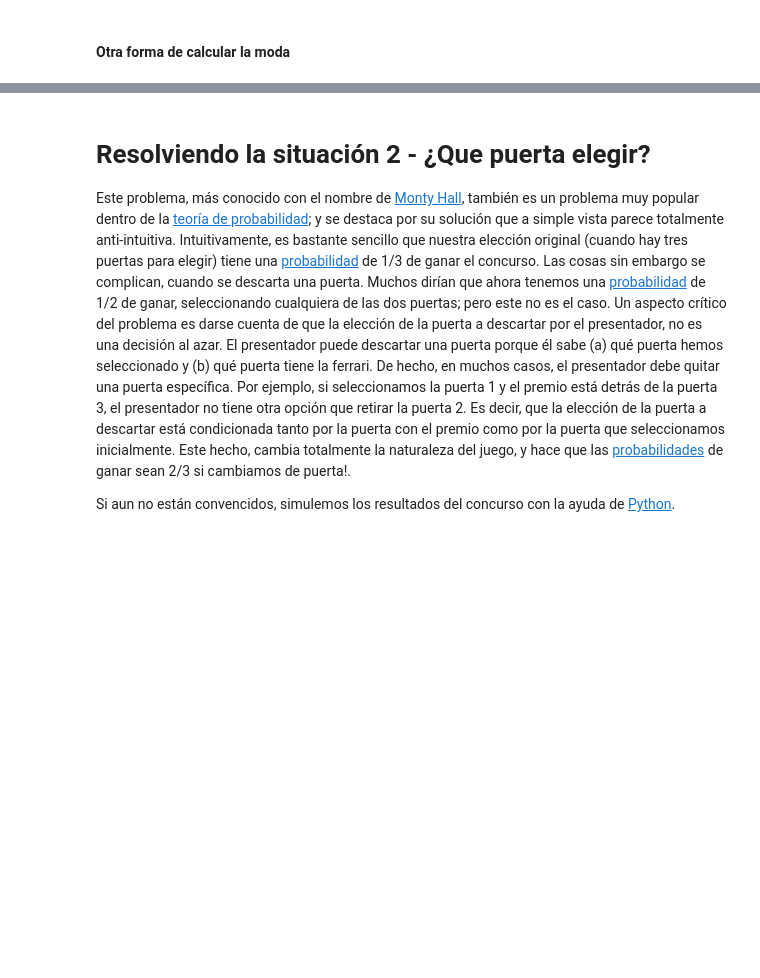
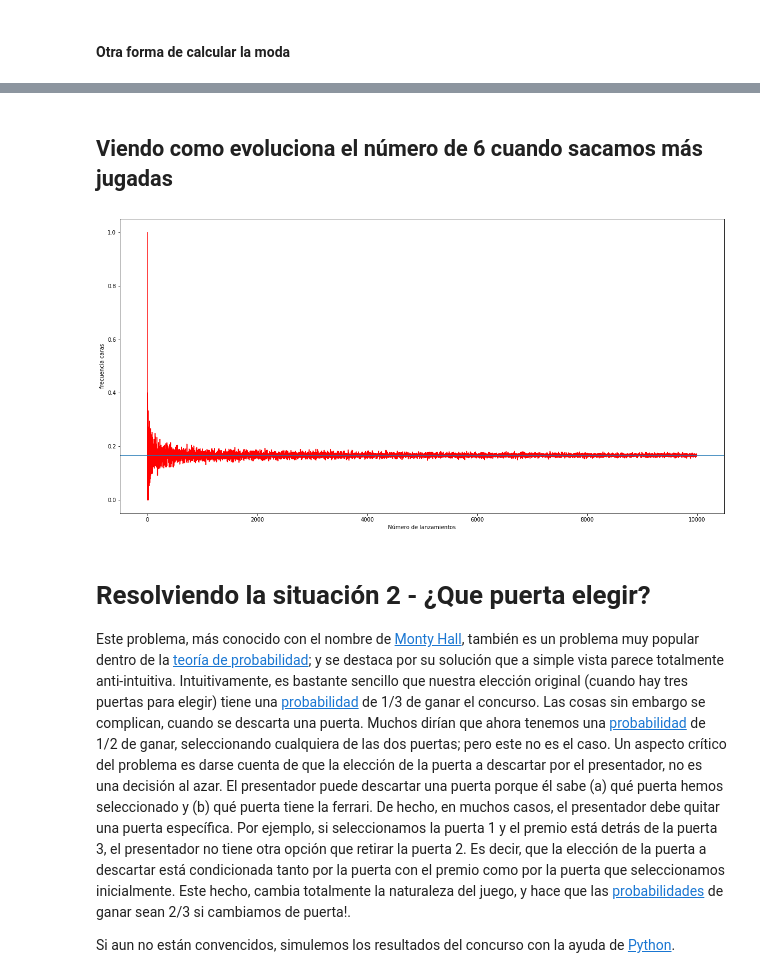
Before and after one commit to thebridge-tech/DataScience_PRE_Week3, a Jupyter notebook: WP3_WO_MON_M.ipynb, the cells around one changed output, grey strips where cells are left out. Saved outputs shown, nothing was run; the diff lists cells and outputs as text; code cells hidden in the pictures; blank space fills up the shorter version.

```diff
--- a/WP3_WO_MON_M.ipynb
+++ b/WP3_WO_MON_M.ipynb
@@ -131,3 +132,31 @@ mode(die_rolls)
+# %% [markdown]
+## Viendo como evoluciona el número de 6 cuando sacamos más jugadas
+# %%
+import pandas as pd
+import matplotlib.pyplot as plt
+
+# moneda p=1/6 cara=1 seca=0
+resultados = []
+final = []
+for lanzamientos in range(1,10000):
+    die_rolls = [random.randint(1, 6) for _ in range(lanzamientos)]
+    seises= die_rolls.count(6)
+    resultados.append((seises/lanzamientos))
+# %%
+
+# graficamente
+
+x=range(0,9999)
+#df = pd.DataFrame({ 'seises' : resultados})
+#df.plot(title='Ley de grandes números',color='r',figsize=(8, 6))
+plt.figure(figsize=(20,10))
+plt.plot(x,resultados,color='r')
+plt.axhline(0.1666)
+plt.xlabel("Número de lanzamientos")
+plt.ylabel("frecuencia caras")
+plt.show()
+# %% [output]
+[figure, added]
 # %% [markdown]
 # Resolviendo la situación 2 - ¿Que puerta elegir?
 
```
Also changed, not shown: parts of 11 cells of this notebook, 3 other files.
